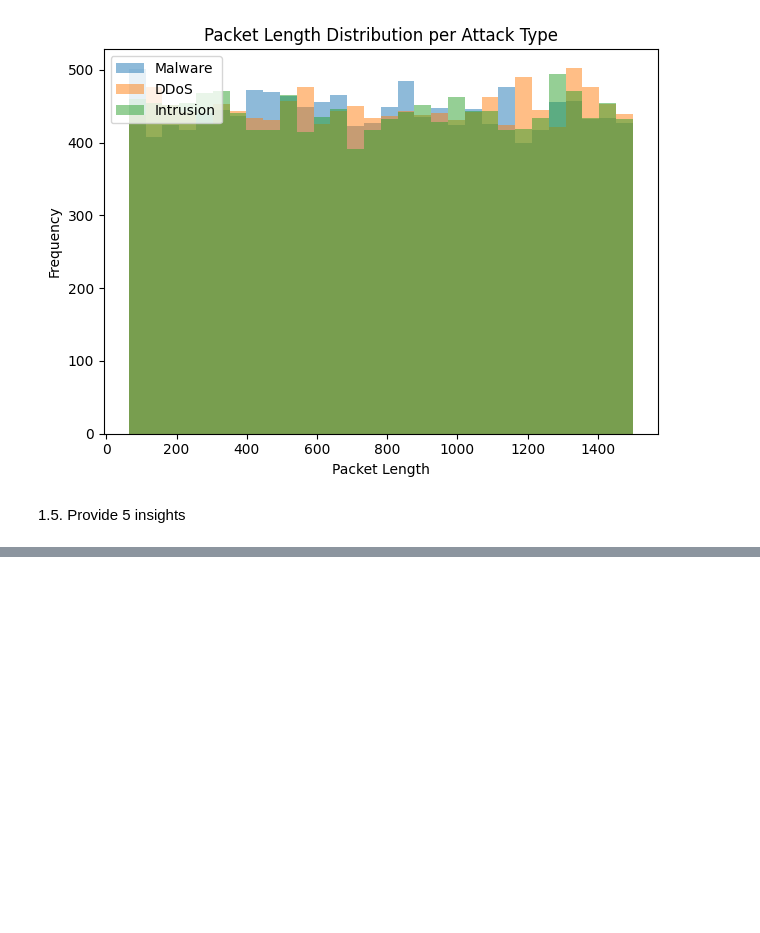
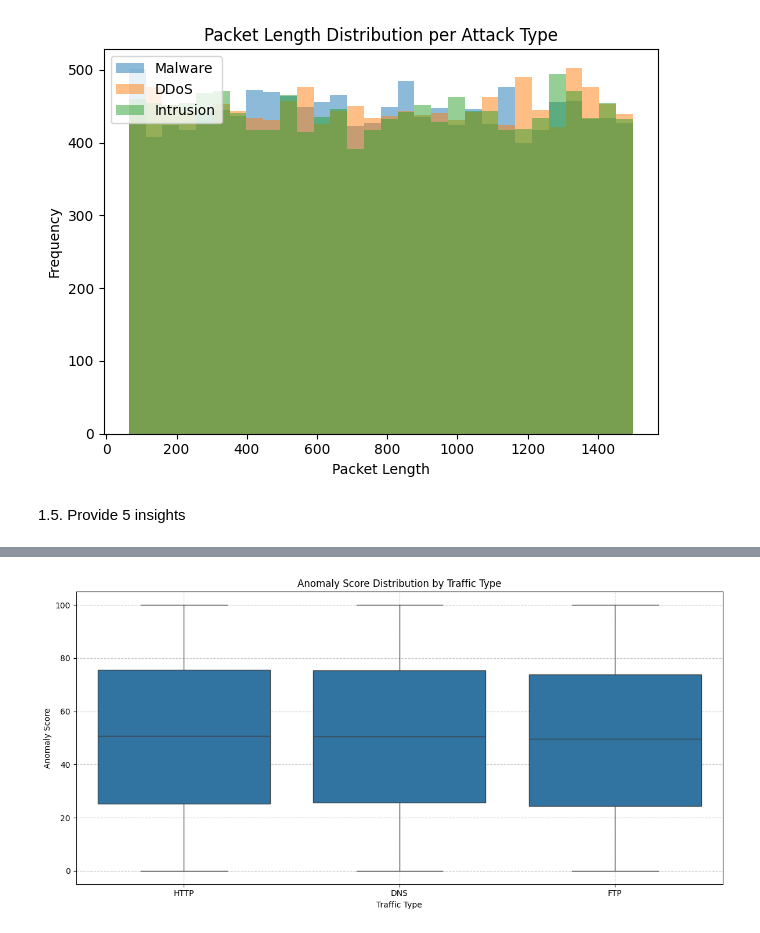
Before and after one commit to spacee48/SIT719, a Jupyter notebook: 5_1C.ipynb, the cells around one changed output, grey strips where cells are left out. Drawn from its saved outputs; the diff is of its cells as text; code cells hidden in the pictures; blank space fills up the shorter version.

```diff
--- a/5_1C.ipynb
+++ b/5_1C.ipynb
@@ -194,0 +232,13 @@ By calculating the average packet length per attack type, we see that some attac
+# %%
+plt.figure(figsize=(12, 6))
+
+sns.boxplot(x='Traffic Type', y='Anomaly Scores', data=df)
+
+plt.title('Anomaly Score Distribution by Traffic Type')
+plt.xlabel('Traffic Type')
+plt.ylabel('Anomaly Score')
+plt.grid(True, linestyle='--', alpha=0.7)
+plt.tight_layout()
+plt.show()
+# %% [output]
+[figure, added]
```
Also changed, not shown: parts of 23 cells of this notebook.
